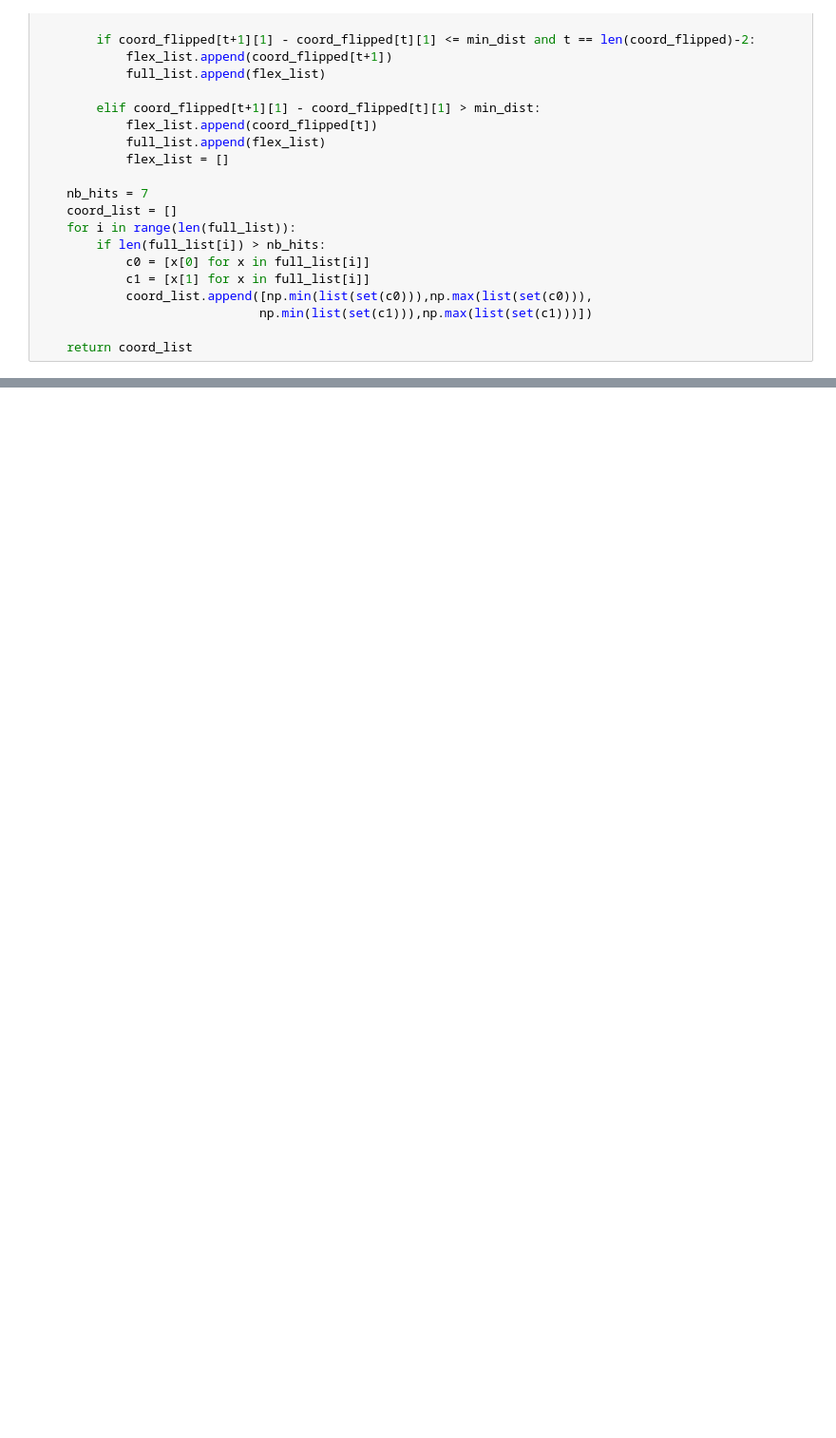
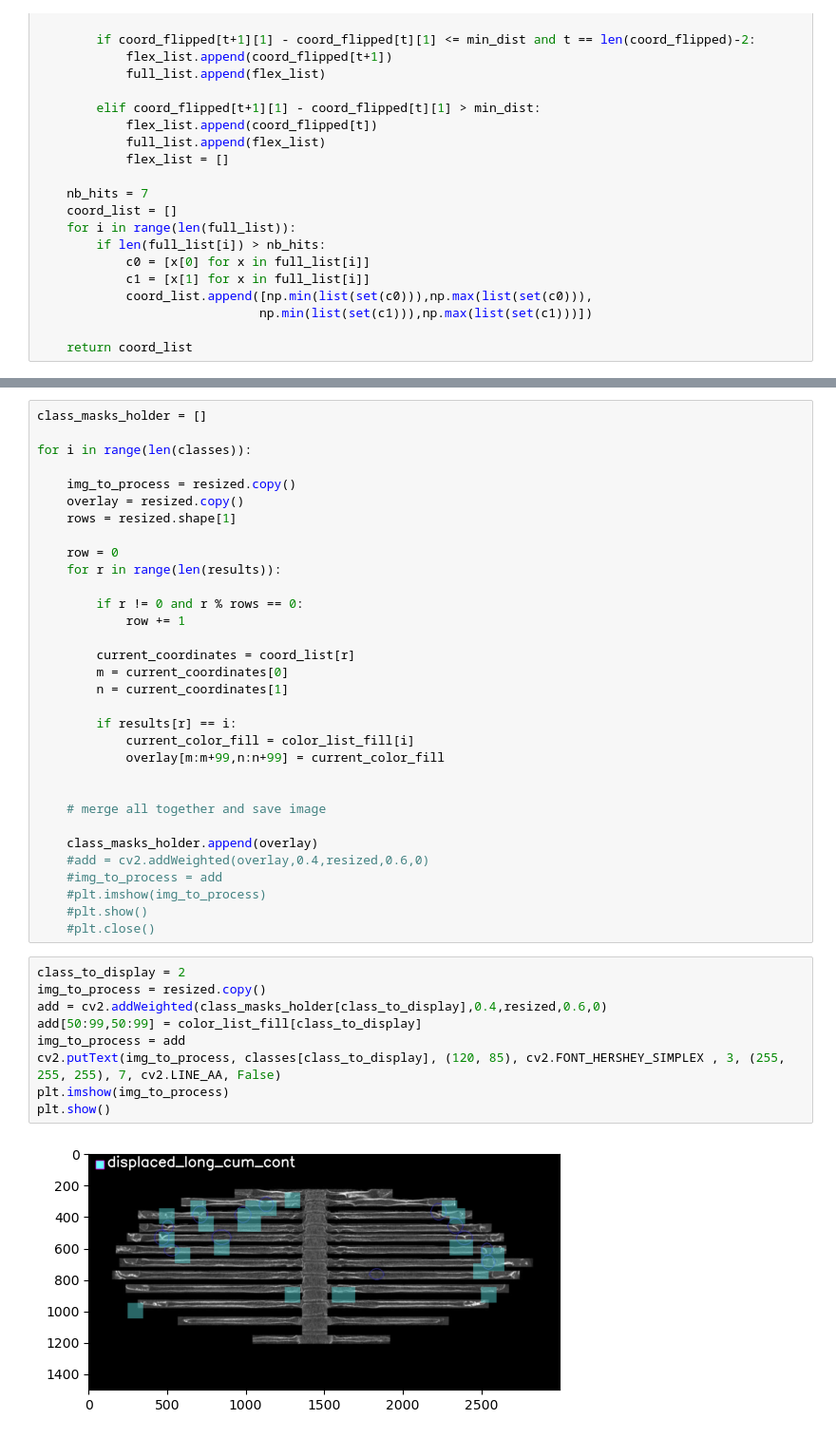
Before and after one commit to ForMaLTeC/RifNet2, a Jupyter notebook: RiFNet2_prediction.ipynb, the cells around one changed output, grey strips where cells are left out. Shown at 95% size. Saved outputs shown, nothing was run; the diff lists cells and outputs as text; blank space fills up the shorter version.

Commit message:
new display func

```diff
--- a/RiFNet2_prediction.ipynb
+++ b/RiFNet2_prediction.ipynb
@@ -278,0 +341,43 @@ processed images:  250
+# %%
+class_masks_holder = []
+
+for i in range(len(classes)):
+
+    img_to_process = resized.copy()
+    overlay = resized.copy()
+    rows = resized.shape[1]
+
+    row = 0
+    for r in range(len(results)):
+
+        if r != 0 and r % rows == 0:
+            row += 1
+
+        current_coordinates = coord_list[r]
+        m = current_coordinates[0]
+        n = current_coordinates[1]
+
+        if results[r] == i:
+            current_color_fill = color_list_fill[i]
+            overlay[m:m+99,n:n+99] = current_color_fill
+
+
+    # merge all together and save image
+
+    class_masks_holder.append(overlay)
+    #add = cv2.addWeighted(overlay,0.4,resized,0.6,0)
+    #img_to_process = add
+    #plt.imshow(img_to_process)
+    #plt.show()
+    #plt.close()
+# %%
+class_to_display = 2
+img_to_process = resized.copy()
+add = cv2.addWeighted(class_masks_holder[class_to_display],0.4,resized,0.6,0)
+add[50:99,50:99] = color_list_fill[class_to_display]
+img_to_process = add
+cv2.putText(img_to_process, classes[class_to_display], (120, 85), cv2.FONT_HERSHEY_SIMPLEX , 3, (255, 255, 255), 7, cv2.LINE_AA, False)
+plt.imshow(img_to_process)
+plt.show()
+# %% [output]
+[figure, added]
```
Also changed, not shown: parts of 13 cells of this notebook.
